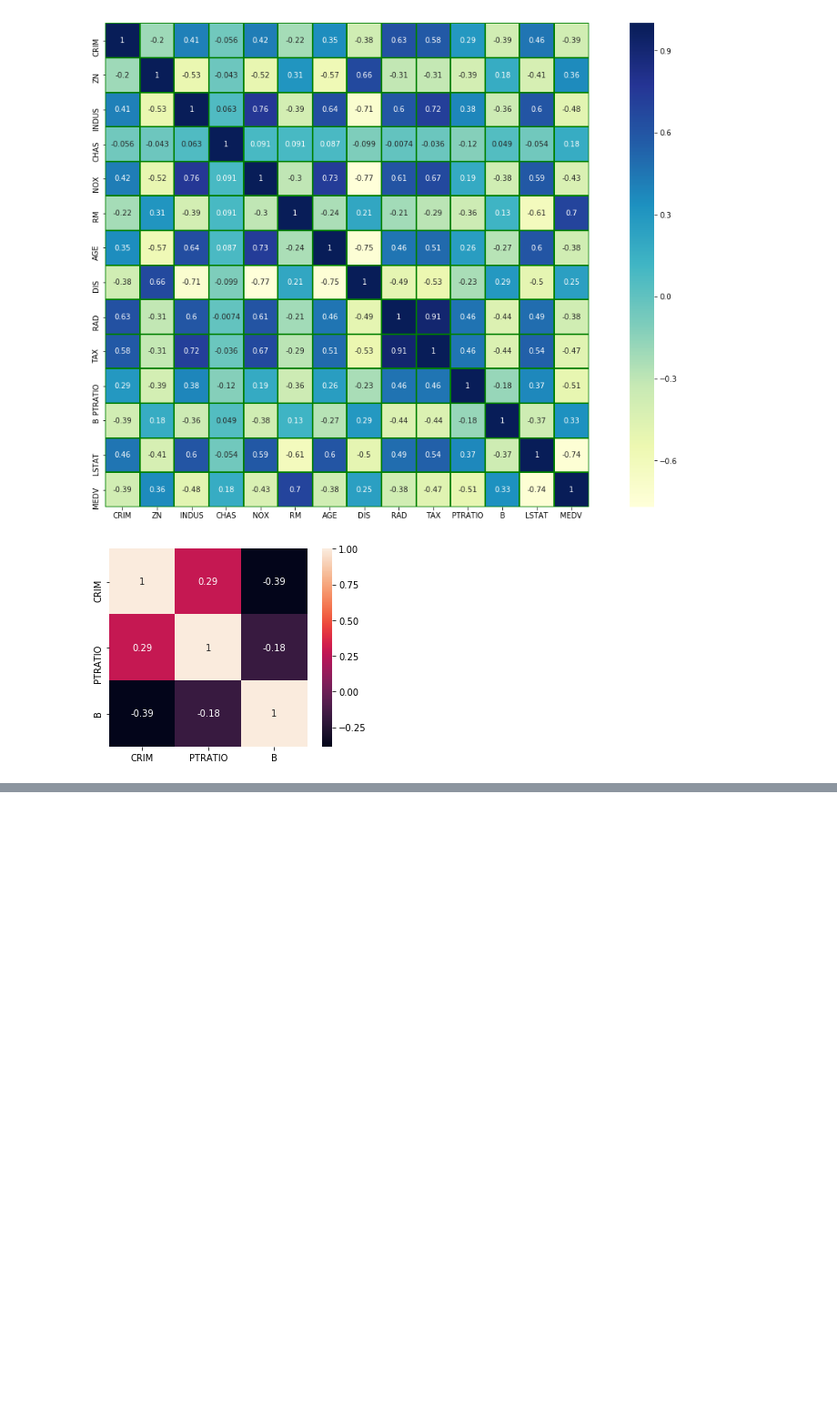
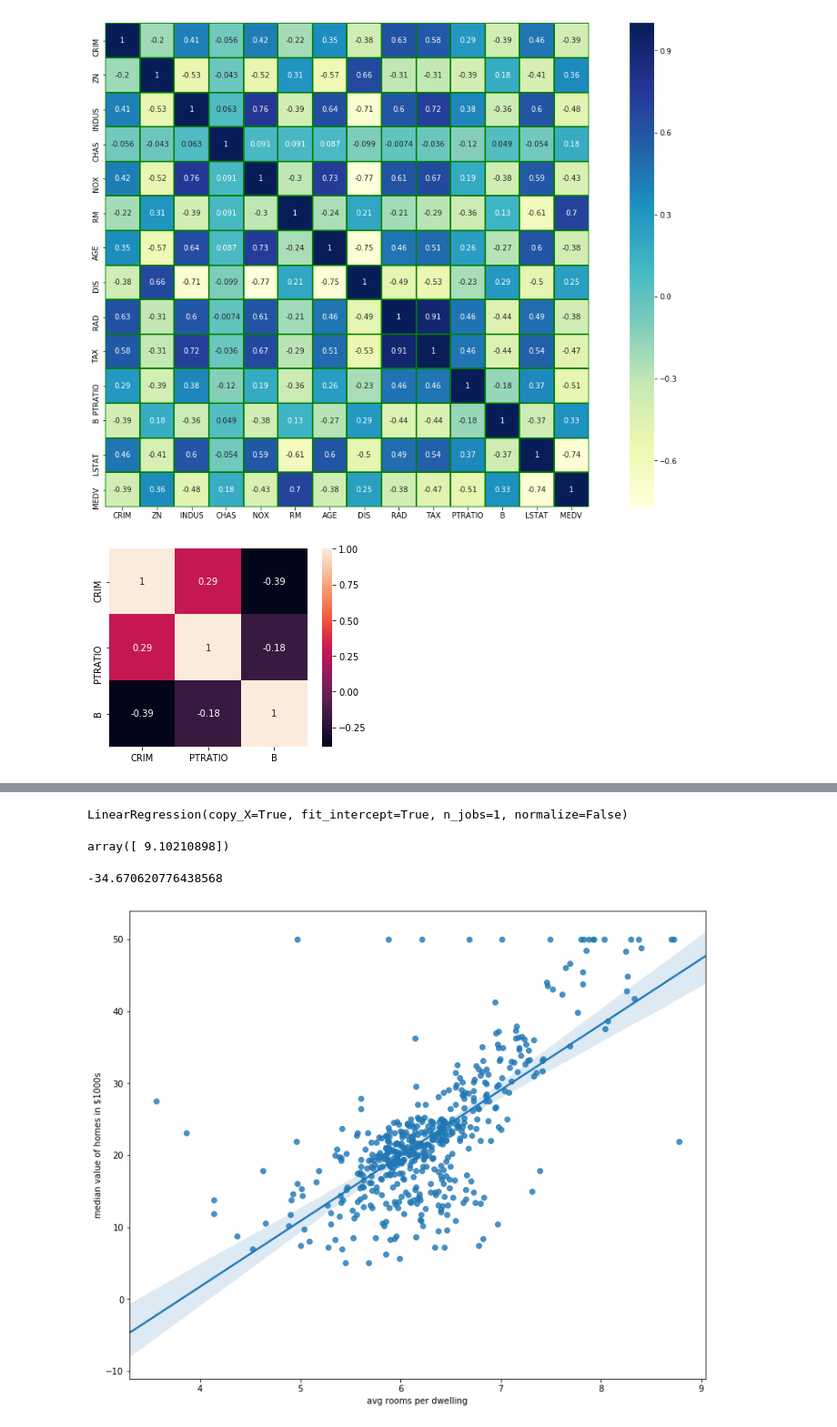
Before and after one commit to SirWilliamIII/machine_learning_projects, a Jupyter notebook: boston_housing/Boston Housing Project.ipynb, the cells around one changed output, grey strips where cells are left out. Shown at 91% size. Cells and saved outputs as stored; diff of their text form; code cells hidden in the pictures; blank space fills up the shorter version.

```diff
--- a/boston_housing/Boston Housing Project.ipynb
+++ b/boston_housing/Boston Housing Project.ipynb
@@ -125,0 +137,3 @@ plt.show()
+# %%
+X = df['RM'].values.reshape(-1,1)
+y = df['MEDV'].values
@@ -125,0 +142,22 @@ plt.show()
+# %%
+model = LinearRegression()
+# %%
+model.fit(X, y)
+# %% [output]
+LinearRegression(copy_X=True, fit_intercept=True, n_jobs=1, normalize=False)
+# %%
+model.coef_
+# %% [output]
+array([ 9.10210898])
+# %%
+model.intercept_
+# %% [output]
+-34.670620776438568
+# %%
+plt.figure(figsize=(12,10))
+sns.regplot(X, y)
+plt.xlabel('avg rooms per dwelling')
+plt.ylabel('median value of homes in $1000s')
+plt.show()
+# %% [output]
+[figure, added]
```
Also changed, not shown: parts of 6 cells of this notebook, 2 other files.
